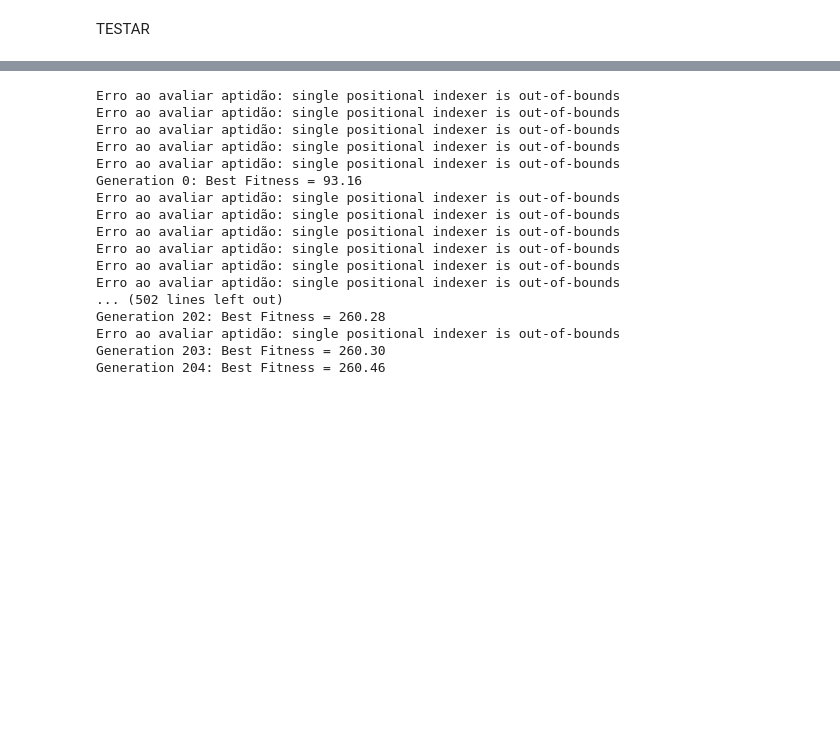
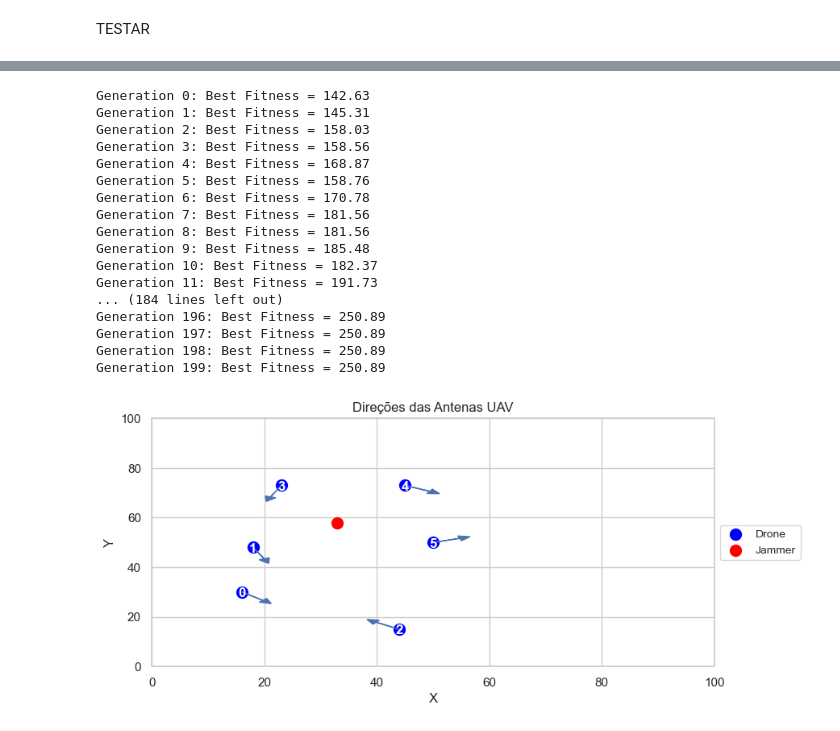
Before and after one commit to T1ago-S1lva/Anti-Jamm-with-Swarm-Intell, a Jupyter notebook: Cenário1-Com. InDiretas-Algoritmo Genetico.ipynb, the cells around one changed output, grey strips where cells are left out. Cells and saved outputs as stored; diff of their text form; code cells hidden in the pictures; blank space fills up the shorter version.

```diff
--- a/Cenário1-Com. InDiretas-Algoritmo Genetico.ipynb
+++ b/Cenário1-Com. InDiretas-Algoritmo Genetico.ipynb
@@ -483,7 +534,7 @@ import numpy as np
 
 # Classe do Algoritmo Genético
 class GeneticAlgorithm:
-    def __init__(self, env, population_size=50, generations=1000, mutation_rate=0.15, crossover_rate=0.7):
+    def __init__(self, env, population_size=150, generations=200, mutation_rate=0.15, crossover_rate=0.9):
         self.env = env  # O ambiente do UAV
         self.population_size = population_size  # Tamanho da população
         self.generations = generations  # Número de gerações
@@ -504,25 +555,24 @@ class GeneticAlgorithm:
 
     # Avalia a aptidão de um cromossomo
     def evaluate_fitness(self, chromosome):
+        obs, _ = self.env.reset()
+        action = np.array(chromosome)
         try:
-            obs, _ = self.env.reset()
-            action = np.array(chromosome)
-            obs, reward, _, info = self.env.step(action)  # Certifique-se de que a ação é válida
-            return reward, info
+            obs, reward, done, info = self.env.step(action)
+            return (reward, info)  # Certifique-se de retornar uma tupla
         except Exception as e:
-            print(f"Erro ao avaliar aptidão: {e}")
-            return 0, {}
+            print(f"Erro: {e}")
+            return (0, {})
 
     # Seleção por torneio
     def select(self):
         tournament_size = 5
         selected = []
         fitness_scores = [self.evaluate_fitness(chrom) for chrom in self.population]
-        assert len(fitness_scores) >= tournament_size, "Tamanho do torneio é muito grande para a população"
-
         for _ in range(self.population_size):
             contenders = random.sample(list(enumerate(fitness_scores)), tournament_size)
-            winner_index, _ = max(contenders, key=lambda item: item[1])
+            # Acessa o valor de fitness para comparação, que é o primeiro elemento da tupla
+            winner_index = max(contenders, key=lambda item: item[1][0])[0]  # Ajuste aqui
             selected.append(self.population[winner_index])
         return selected
 
@@ -577,33 +627,53 @@ class GeneticAlgorithm:
 # %%
 # Criação do ambiente
 env = UAVCommunicationEnv()
 
 # Criação do algoritmo genético
 ga = GeneticAlgorithm(env)
 
 # Executar o algoritmo genético
-best_solution = ga.run()
+best_solution, best_info = ga.run()
 
 # Renderizar a melhor solução
 env.ultima_acao = best_solution
 env.render()
 
 print("Melhor solução:", best_solution)
+
+
+if 'Capacidade média [Kbps]' in best_info:
+        print("\nCapacidade Média [Kbps]:")
+        capacidade_media=best_info['Capacidade média [Kbps]']
+        print(capacidade_media)
+
+if 'Capacidades_por_link [Kbps]' in best_info:
+    print("\nCapacidade por Link [Kbps]:")
+    capacidade_por_link=best_info['Capacidades_por_link [Kbps]']
+    print(capacidade_por_link)
+
+
+if 'Matriz de Capacidades [Kbps]' in best_info:
+    print("\nMatriz de Capacidades [Kbps]:")
+    capacidade_matriz = best_info['Matriz de Capacidades [Kbps]']
+    print('\n'.join(['\t' + ' '.join(f"{item:.2f}" for item in row) for row in capacidade_matriz]))
+else:
+    print("Chave 'Matriz de Capacidades[Kbps]' não encontrada em info.")
 # %% [output]
-Erro ao avaliar aptidão: single positional indexer is out-of-bounds
-Erro ao avaliar aptidão: single positional indexer is out-of-bounds
-Erro ao avaliar aptidão: single positional indexer is out-of-bounds
-Erro ao avaliar aptidão: single positional indexer is out-of-bounds
-Erro ao avaliar aptidão: single positional indexer is out-of-bounds
-Generation 0: Best Fitness = 93.16
-Erro ao avaliar aptidão: single positional indexer is out-of-bounds
-Erro ao avaliar aptidão: single positional indexer is out-of-bounds
-Erro ao avaliar aptidão: single positional indexer is out-of-bounds
-Erro ao avaliar aptidão: single positional indexer is out-of-bounds
-Erro ao avaliar aptidão: single positional indexer is out-of-bounds
-Erro ao avaliar aptidão: single positional indexer is out-of-bounds
-... (502 lines left out)
-Generation 202: Best Fitness = 260.28
-Erro ao avaliar aptidão: single positional indexer is out-of-bounds
-Generation 203: Best Fitness = 260.30
-Generation 204: Best Fitness = 260.46
+Generation 0: Best Fitness = 142.63
+Generation 1: Best Fitness = 145.31
+Generation 2: Best Fitness = 158.03
+Generation 3: Best Fitness = 158.56
+Generation 4: Best Fitness = 168.87
+Generation 5: Best Fitness = 158.76
+Generation 6: Best Fitness = 170.78
+Generation 7: Best Fitness = 181.56
+Generation 8: Best Fitness = 181.56
+Generation 9: Best Fitness = 185.48
+Generation 10: Best Fitness = 182.37
+Generation 11: Best Fitness = 191.73
+... (184 lines left out)
+Generation 196: Best Fitness = 250.89
+Generation 197: Best Fitness = 250.89
+Generation 198: Best Fitness = 250.89
+Generation 199: Best Fitness = 250.89
+[figure, added]
```
Also changed, not shown: parts of 9 cells of this notebook.
